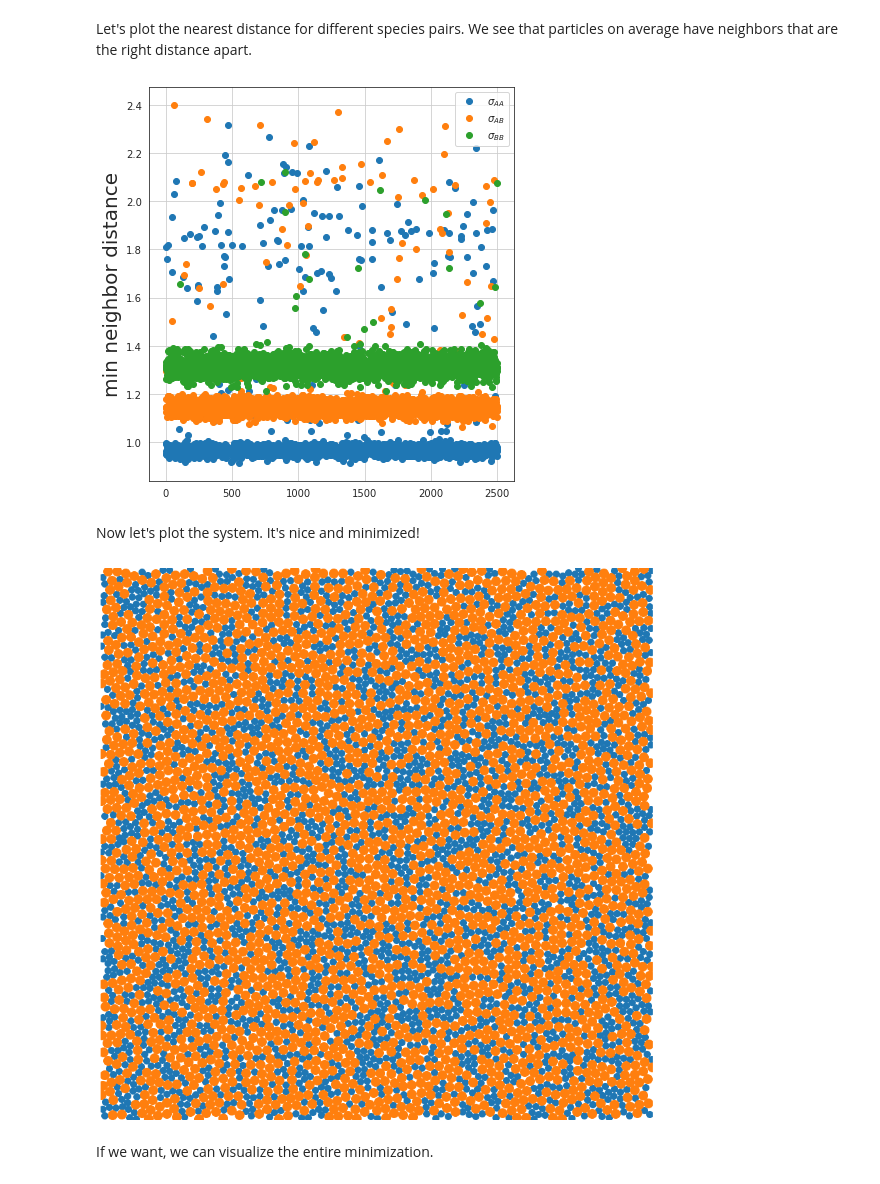
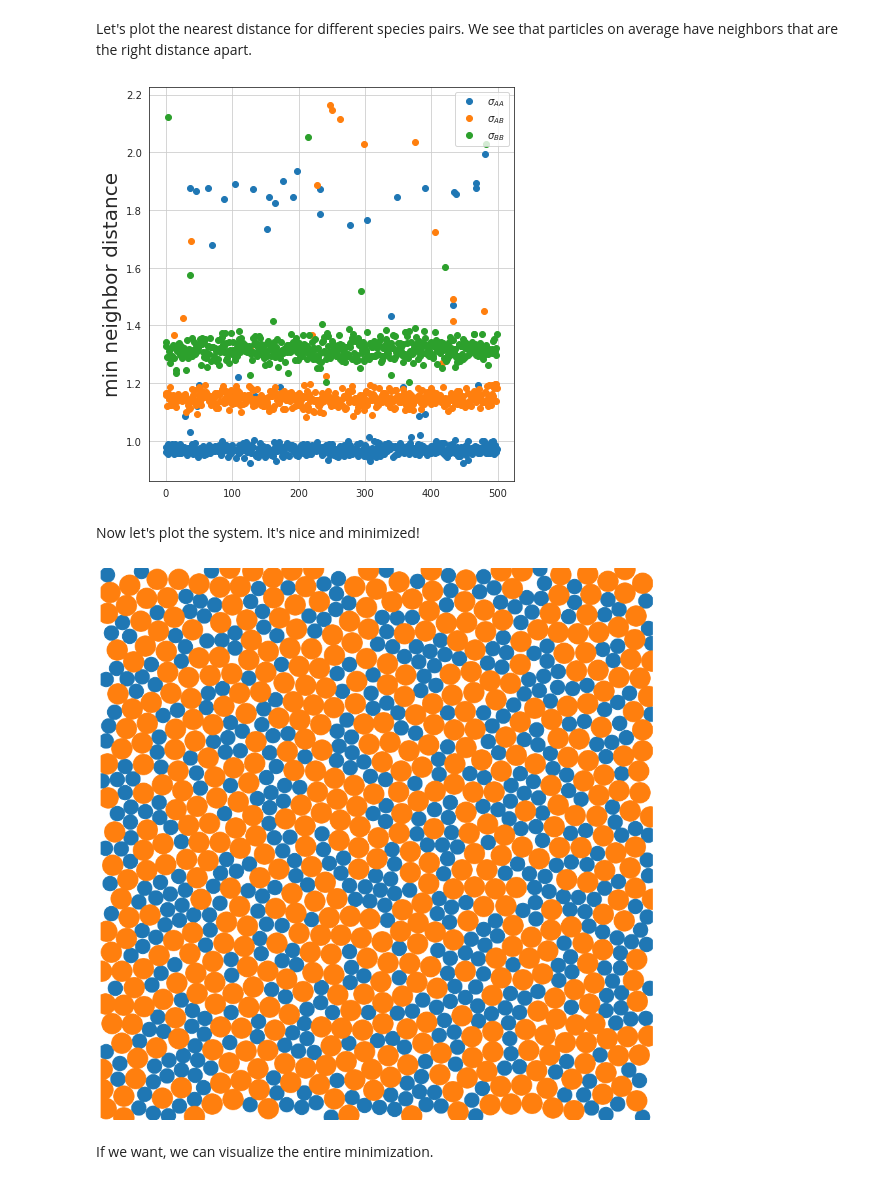
Before and after one commit to jax-md/jax-md, a Jupyter notebook: notebooks/minimization.ipynb, the cells around one changed output. Saved outputs shown, nothing was run; the diff lists cells and outputs as text; code cells hidden in the pictures.

Commit message:
Made example smaller for faster visualization.

```diff
--- a/notebooks/minimization.ipynb
+++ b/notebooks/minimization.ipynb
@@ -40,9 +40,9 @@ Here we demonstrate some simple example code showing how we might find the inher
 
 First thing we need to do is set some parameters that define our simulation, including what kind of box we're using (specified using a metric function and a wrapping function).
 # %%
-N = 5000
+N = 1000
 dimension = 2
-box_size = quantity.box_size_at_number_density(N, 0.8, 2)
+box_size = quantity.box_size_at_number_density(N, 0.8, dimension)
 displacement, shift = space.periodic(box_size)
 # %% [markdown]
 Next we need to generate some random positions as well as particle sizes.
@@ -93,24 +93,24 @@ plt.legend()
 format_plot('', 'min neighbor distance')
 finalize_plot()
 # %% [output]
-[figure, old version]
+[figure, new version]
 # %% [markdown]
 Now let's plot the system. It's nice and minimized!
 # %%
-ms = 20
+ms = 45
 R_plt = onp.array(fire_state.position)
 
 plt.plot(R_plt[:N_2, 0], R_plt[:N_2, 1], 'o', markersize=ms * 0.5)
 plt.plot(R_plt[N_2:, 0], R_plt[N_2:, 1], 'o', markersize=ms * 0.7)
 
 plt.xlim([0, np.max(R[:, 0])])
 plt.ylim([0, np.max(R[:, 1])])
 
 plt.axis('off')
 
 finalize_plot((2, 2))
 # %% [output]
-[figure, old version]
+[figure, new version]
 # %% [markdown]
 If we want, we can visualize the entire minimization.
 # %%
```
